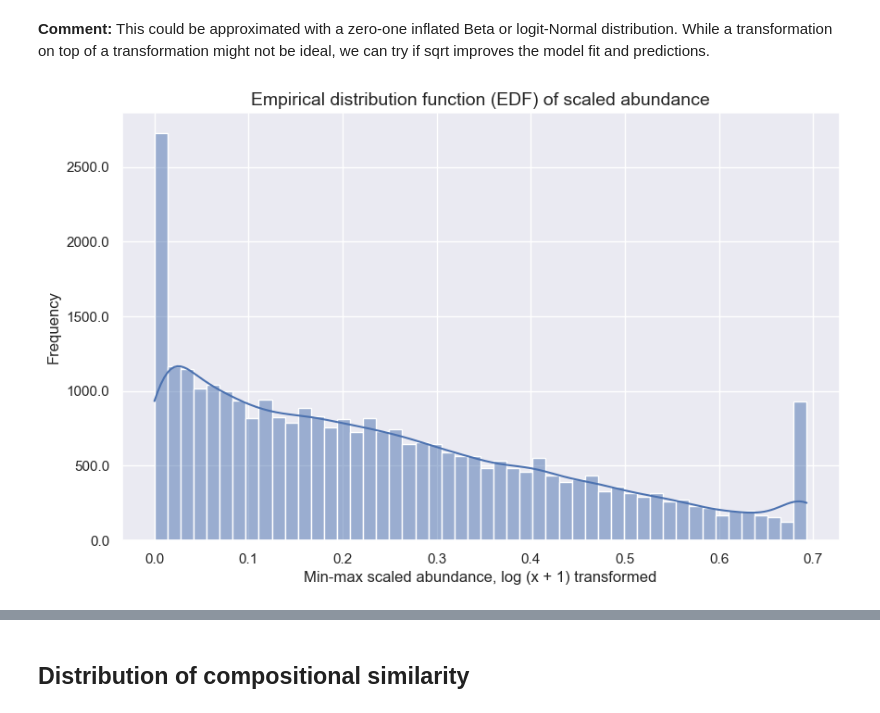
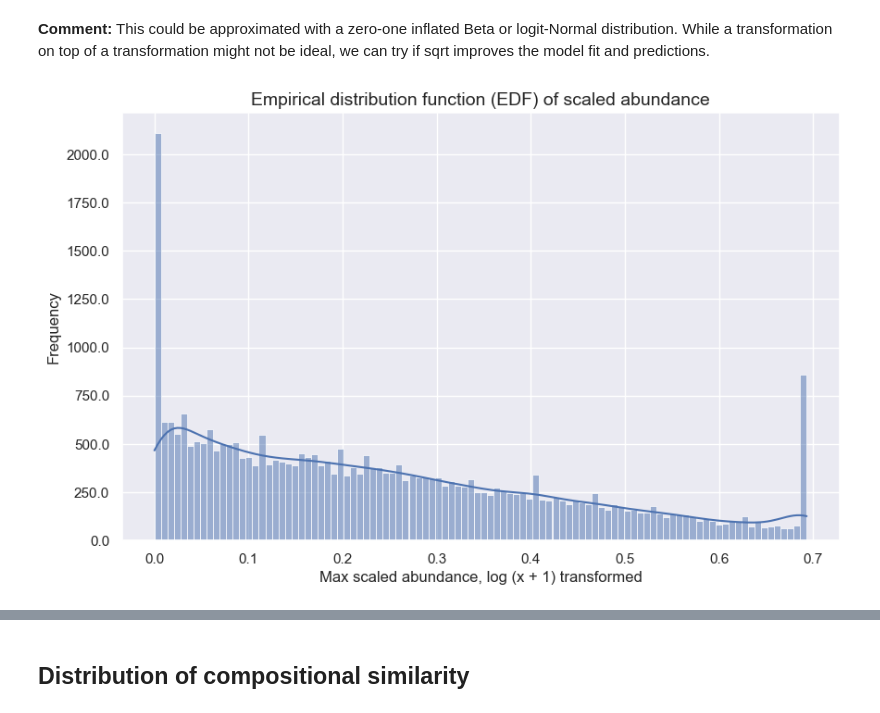
Before and after one commit to j-nystrom/biodiversity-impacts, a Jupyter notebook: notebooks/predicts_data_exploration.ipynb, the cells around one changed output, grey strips where cells are left out. Saved outputs shown, nothing was run; the diff lists cells and outputs as text; code cells hidden in the pictures.

```diff
--- a/notebooks/predicts_data_exploration.ipynb
+++ b/notebooks/predicts_data_exploration.ipynb
@@ -804,7 +836,7 @@ plot_histogram_with_density(
 The authors of BII apply a square-root transformation to the scaled data, then assume that residuals are Gaussian. They also tried a log transformation. We compare both approaches below.
 # %%
 # Do square-root transformation of the scaled data
-f_study_site_scaled["Scaled_abund_sqrt"] = np.sqrt(
+df_study_site_scaled["Scaled_abund_sqrt"] = np.sqrt(
     df_study_site_scaled["Abundance_scaled_BII"]
 )
 # %%
@@ -828,11 +860,11 @@ df_study_site_scaled["Scaled_abund_log"] = np.log(
 # %%
 plot_histogram_with_density(
     df_study_site_scaled,
     data_col="Scaled_abund_log",
     title="Empirical distribution function (EDF) of scaled abundance",
-    xlabel="Min-max scaled abundance, log (x + 1) transformed",
-    bins=50,
+    xlabel="Max scaled abundance, log (x + 1) transformed",
+    bins=100,
     kde=True,
 )
 # %% [output]
-[figure, old version]
+[figure, new version]
```
Also changed, not shown: parts of 33 cells of this notebook.
